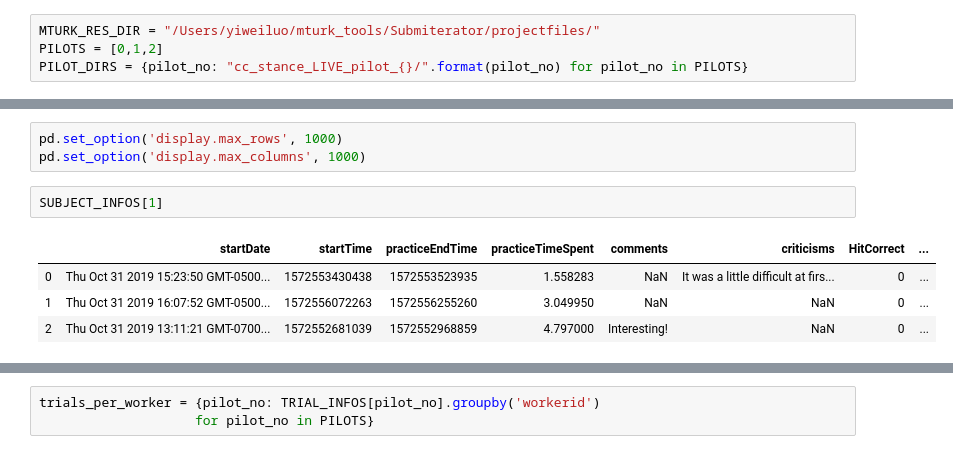
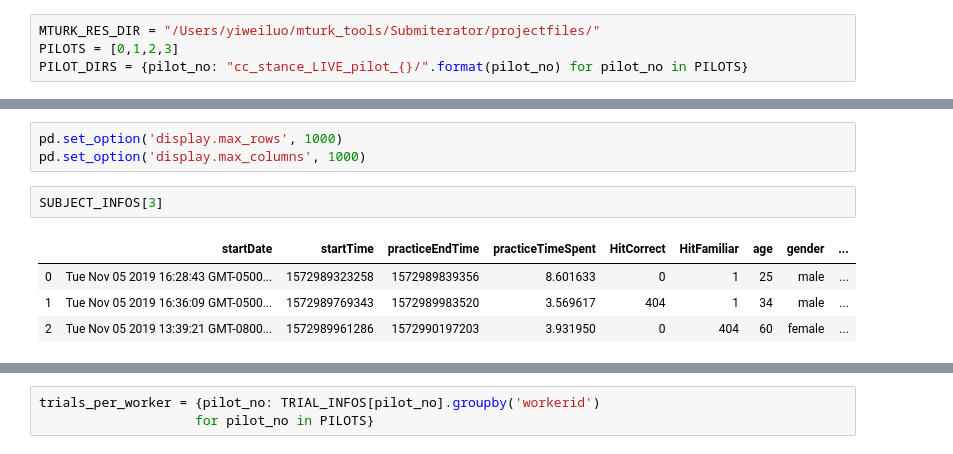
Before and after one commit to yiweiluo/GWStance, a Jupyter notebook: cc_stance/MTurk_results/Inter-annotator agreements.ipynb, the cells around one changed output, grey strips where cells are left out. Drawn from its saved outputs; the diff is of its cells as text.

```diff
--- a/cc_stance/MTurk_results/Inter-annotator agreements.ipynb
+++ b/cc_stance/MTurk_results/Inter-annotator agreements.ipynb
@@ -3,7 +3,7 @@ import pandas as pd
 import numpy as np
 # %%
 MTURK_RES_DIR = "/Users/yiweiluo/mturk_tools/Submiterator/projectfiles/"
-PILOTS = [0,1,2]
+PILOTS = [0,1,2,3]
 PILOT_DIRS = {pilot_no: "cc_stance_LIVE_pilot_{}/".format(pilot_no) for pilot_no in PILOTS}
 # %% [markdown]
 Pilot 1: Changed target to "Climate change/global warming is a serious concern."
@@ -46,10 +49,10 @@ for pilot_no in PILOTS:
 pd.set_option('display.max_rows', 1000)
 pd.set_option('display.max_columns', 1000)
 # %%
-SUBJECT_INFOS[1]
+SUBJECT_INFOS[3]
 # %% [output]
-|  | startDate | startTime | practiceEndTime | practiceTimeSpent | comments | criticisms | HitCorrect | ... |
-| 0 | Thu Oct 31 2019 15:23:50 GMT-0500... | 1572553430438 | 1572553523935 | 1.558283 | NaN | It was a little difficult at firs... | 0 | ... |
-| 1 | Thu Oct 31 2019 16:07:52 GMT-0500... | 1572556072263 | 1572556255260 | 3.049950 | NaN | NaN | 0 | ... |
-| 2 | Thu Oct 31 2019 13:11:21 GMT-0700... | 1572552681039 | 1572552968859 | 4.797000 | Interesting! | NaN | 0 | ... |
+|  | startDate | startTime | practiceEndTime | practiceTimeSpent | HitCorrect | HitFamiliar | age | gender | ... |
+| 0 | Tue Nov 05 2019 16:28:43 GMT-0500... | 1572989323258 | 1572989839356 | 8.601633 | 0 | 1 | 25 | male | ... |
+| 1 | Tue Nov 05 2019 16:36:09 GMT-0500... | 1572989769343 | 1572989983520 | 3.569617 | 404 | 1 | 34 | male | ... |
+| 2 | Tue Nov 05 2019 13:39:21 GMT-0800... | 1572989961286 | 1572990197203 | 3.931950 | 0 | 404 | 60 | female | ... |
 # %%
```
Also changed, not shown: parts of 42 cells of this notebook, 1 other file.
